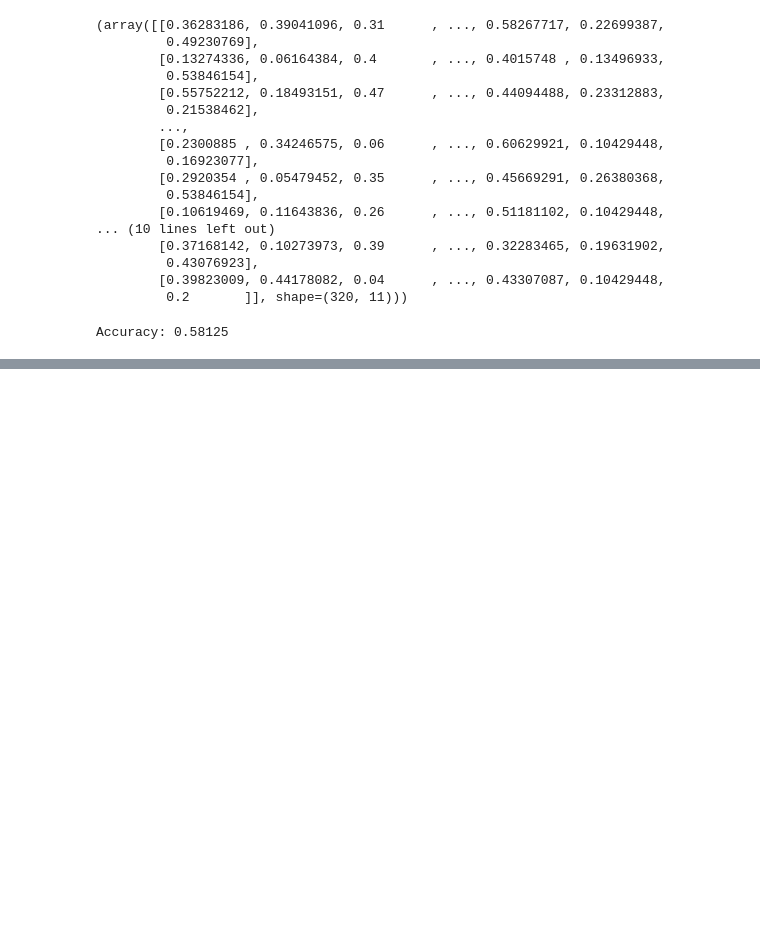
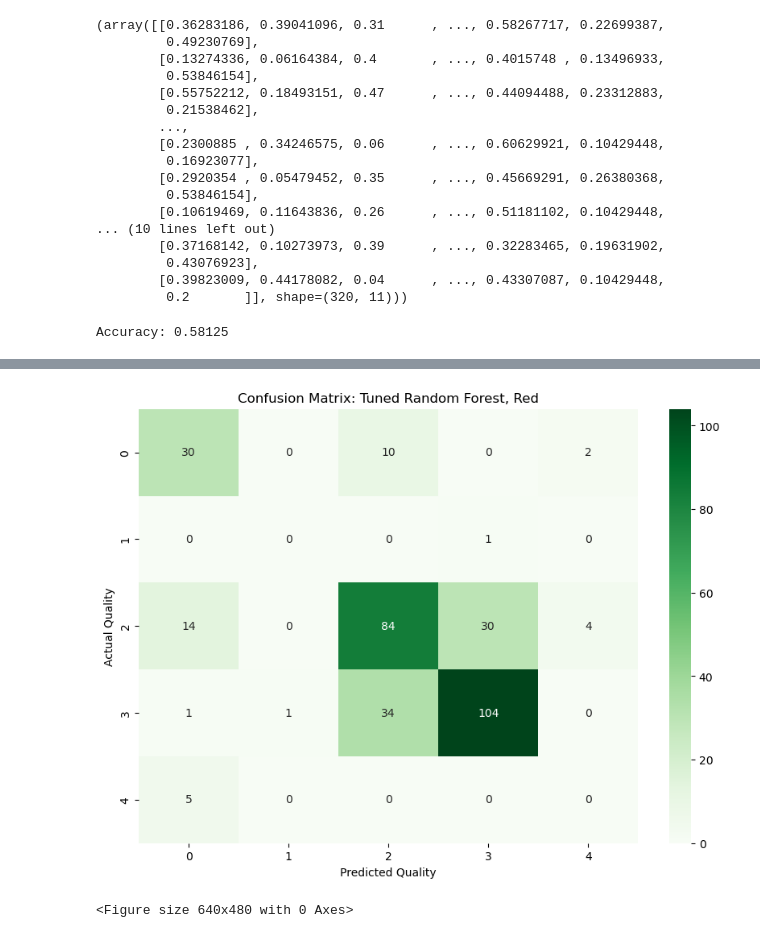
Before and after one commit to cgveradi/Will_Byers, a Jupyter notebook: Notebooks/Red_Wine.ipynb, the cells around one changed output, grey strips where cells are left out. Cells and saved outputs as stored; diff of their text form; code cells hidden in the pictures; blank space fills up the shorter version.

```diff
--- a/Notebooks/Red_Wine.ipynb
+++ b/Notebooks/Red_Wine.ipynb
@@ -347,0 +372,16 @@ R2 score: 0.31601449274126836
+# %%
+#Hyper Parameter Testing with Grid Search for Random Forest
+forest = RandomForestClassifier(random_state=42)
+
+# the parameters
+param_grid = {
+    'n_estimators': [100],
+    'max_depth': [10, 20],
+    'min_samples_split': [2, 5]
+}
+
+# Tuning & Cross Validation
+grid_search = GridSearchCV(forest, param_grid, cv=5, scoring='accuracy')
+grid_search.fit(X_train_res, y_train_res)
+
+print(f"Best Parameters: {grid_search.best_params_}")
@@ -347,0 +390,11 @@ R2 score: 0.31601449274126836
+# %%
+#Grid Search Final Tuned Model Performance
+best_rf = grid_search.best_estimator_
+
+
+final_preds = best_rf.predict(X_test_norm)
+
+print("=== FINAL TUNED MODEL PERFORMANCE ===")
+print(f"Accuracy: {accuracy_score(y_test, final_preds):.4f}")
+print("-" * 30)
+print(classification_report(y_test, final_preds))
@@ -347,0 +416,15 @@ R2 score: 0.31601449274126836
+# %%
+#Confusion Matrix used to assess the tuned Random Forests prediction
+plt.figure(figsize=(10, 7))
+cm = confusion_matrix(y_test, final_preds)
+sns.heatmap(cm, annot=True, fmt='d', cmap='Greens',
+            xticklabels=sorted(y_test.unique()),
+            yticklabels=sorted(y_test.unique()))
+plt.xlabel('Predicted Quality')
+plt.ylabel('Actual Quality')
+plt.title('Confusion Matrix: Tuned Random Forest, Red')
+plt.show()
+plt.savefig('confusion_matrix_green.png', dpi=300, bbox_inches='tight')
+# %% [output]
+[figure, added]
+<Figure size 640x480 with 0 Axes>
```
Also changed, not shown: parts of 16 cells of this notebook, 3 other files.
